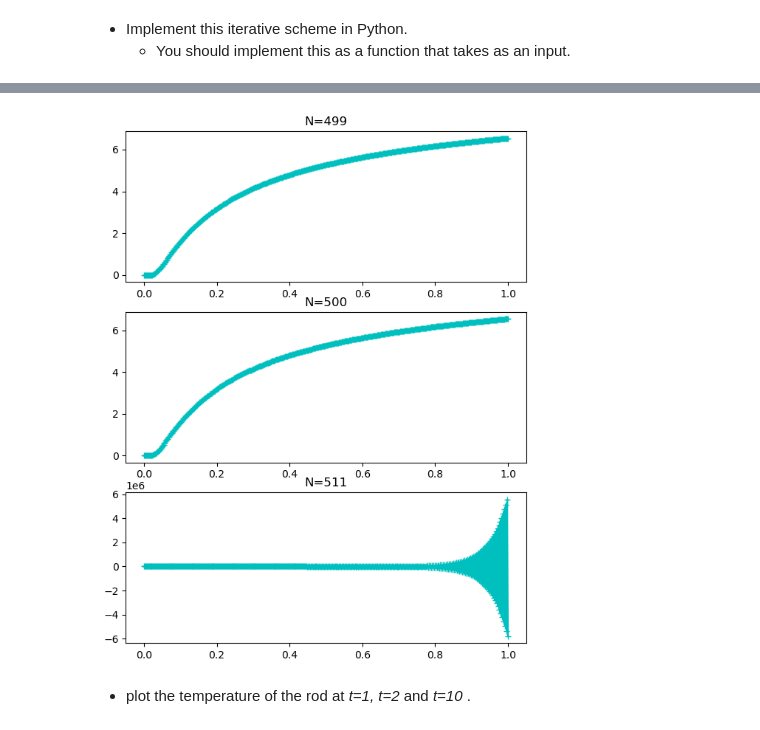
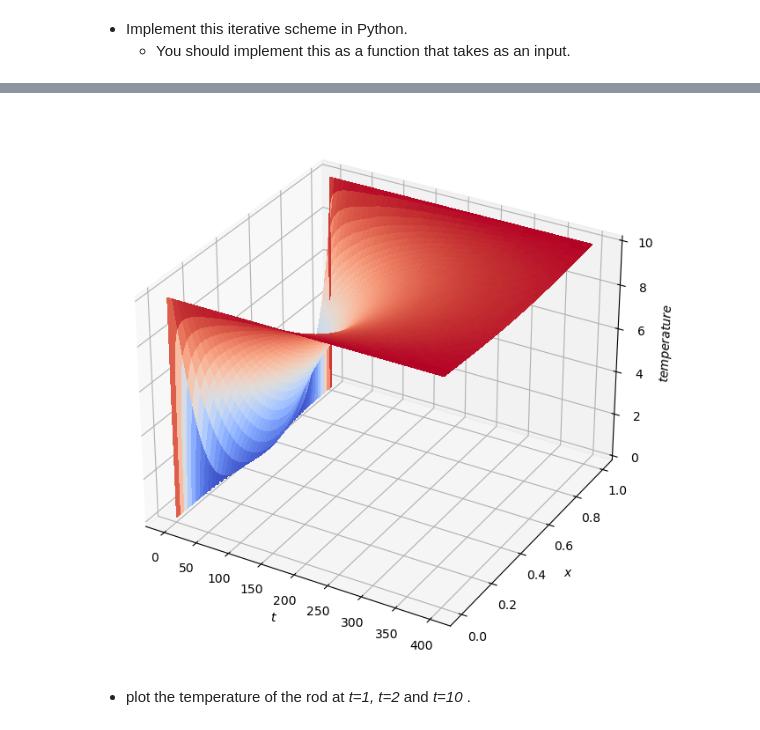
Before and after one commit to YRYoung/HPC, a Jupyter notebook: Assigenment/Assignment_2.ipynb, the cells around one changed output, grey strips where cells are left out. Cells and saved outputs as stored; diff of their text form; code cells hidden in the pictures.

```diff
--- a/Assigenment/Assignment_2.ipynb
+++ b/Assigenment/Assignment_2.ipynb
@@ -239,7 +201,0 @@ Test for a single *N*
-# %%
-from scipy.sparse.linalg import spsolve
-
-N = 5
-A, f = generate_tem_mat(N)
-u = spsolve(A, f).reshape((N + 1, N + 1))
-print(u)
@@ -259,25 +202,42 @@ print(u)
-# %%
-from scipy.sparse.linalg import spsolve
-import matplotlib.pyplot as plt
-
-t = 10
-
-Ns = [499, 500, 511]
-fig, ax = plt.subplots(len(Ns), 1, figsize=(7, len(Ns) * 3))
-for i, N in enumerate(Ns):
-    A, f = generate_tem_mat(N)
-    u = spsolve(A, f).reshape((N + 1, N + 1))
-
-    # print(u[i,:] for i in range(u.shape[0]))
-
-    x = np.linspace(0, N, N + 1)
-    ax[i].plot(x / N, u[:, t], 'c+-')
-    # ax[i].plot(x, u[t - 1:len(u):N + 1])
-    ax[i].set_title('N=' + str(N))
-
-plt.show()
-# %% [output]
-[figure, removed]
+# %%
+import numpy as np
+
+
+def solve_u(N, t):
+    h = 1 / N
+    T = N * t
+    u = np.zeros((N + 1, T + 1))
+    # u[:,0]=0
+    u[0, :] = 10
+    u[N, :] = 10
+    for j in range(T + 1):
+        for i in range(N + 1):
+            if i != 0 and i != N and j != 0:
+                u[i, j] = u[i, j - 1] + (u[i - 1, j - 1] - 2 * u[i, j - 1] + u[i + 1, j - 1]) / 1000 / h
+
+    return u
+# %%
+% matplotlib inline
+from matplotlib import pyplot as plt
+from matplotlib import cm
+
+N = 500
+t = 400
+
+sol = solve_u(N, t)
+fig = plt.figure(figsize=(8, 8))
+ax = fig.gca(projection='3d')
+ticksX = np.linspace(0, t, N * t + 1)
+ticksY = np.linspace(0, 1, N + 1)
+X, Y = np.meshgrid(ticksX, ticksY)
+surf = ax.plot_surface(X, Y, sol, antialiased=False, cmap=cm.coolwarm)
+ax.set_xlabel(r'$t$')
+ax.set_ylabel(r'$x$')
+ax.set_zlabel(r'$temperature$')
+
+plt.show()
+# %% [output]
+[figure, added]
 # %% [markdown]
 * plot the temperature of the rod at *t=1, t=2* and *t=10* .
 # %%
```
Also changed, not shown: parts of 15 cells of this notebook, 1 other file.
